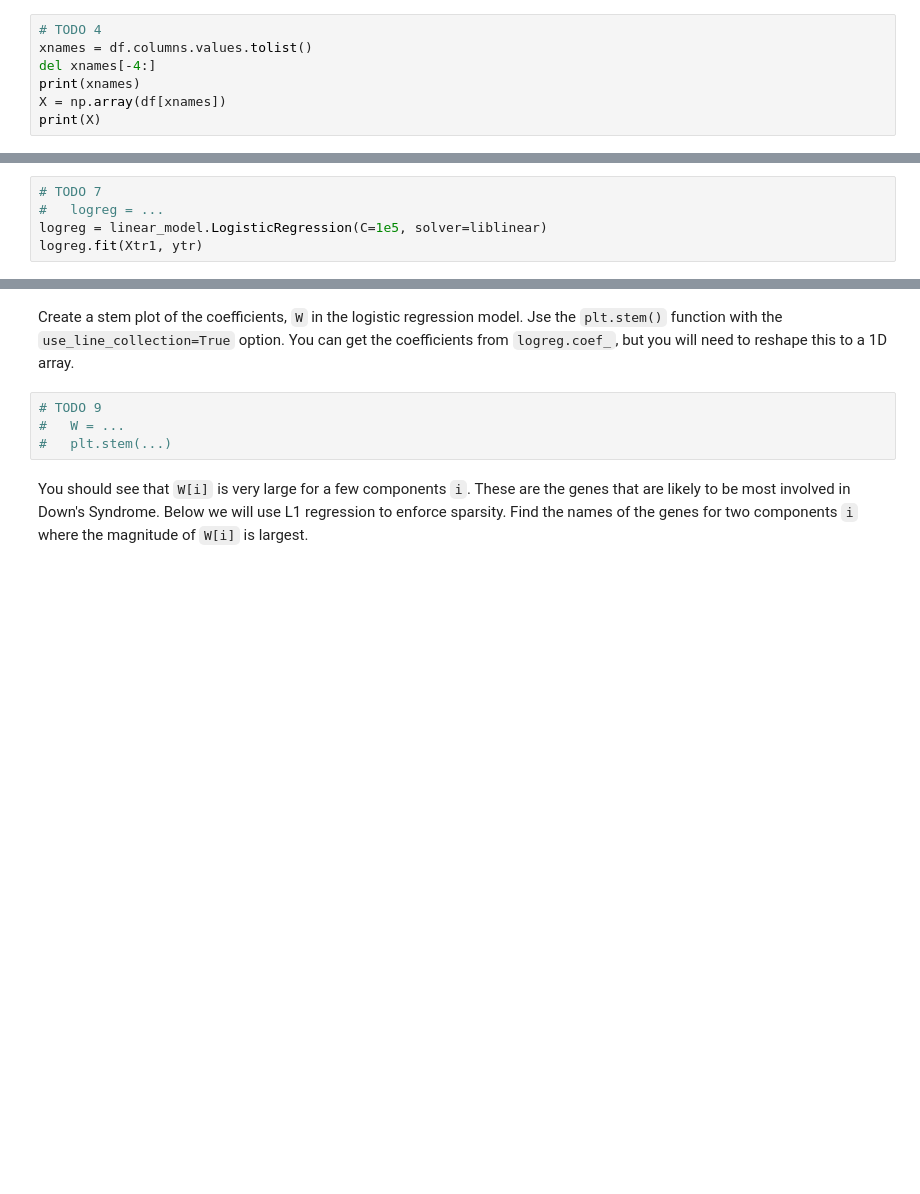
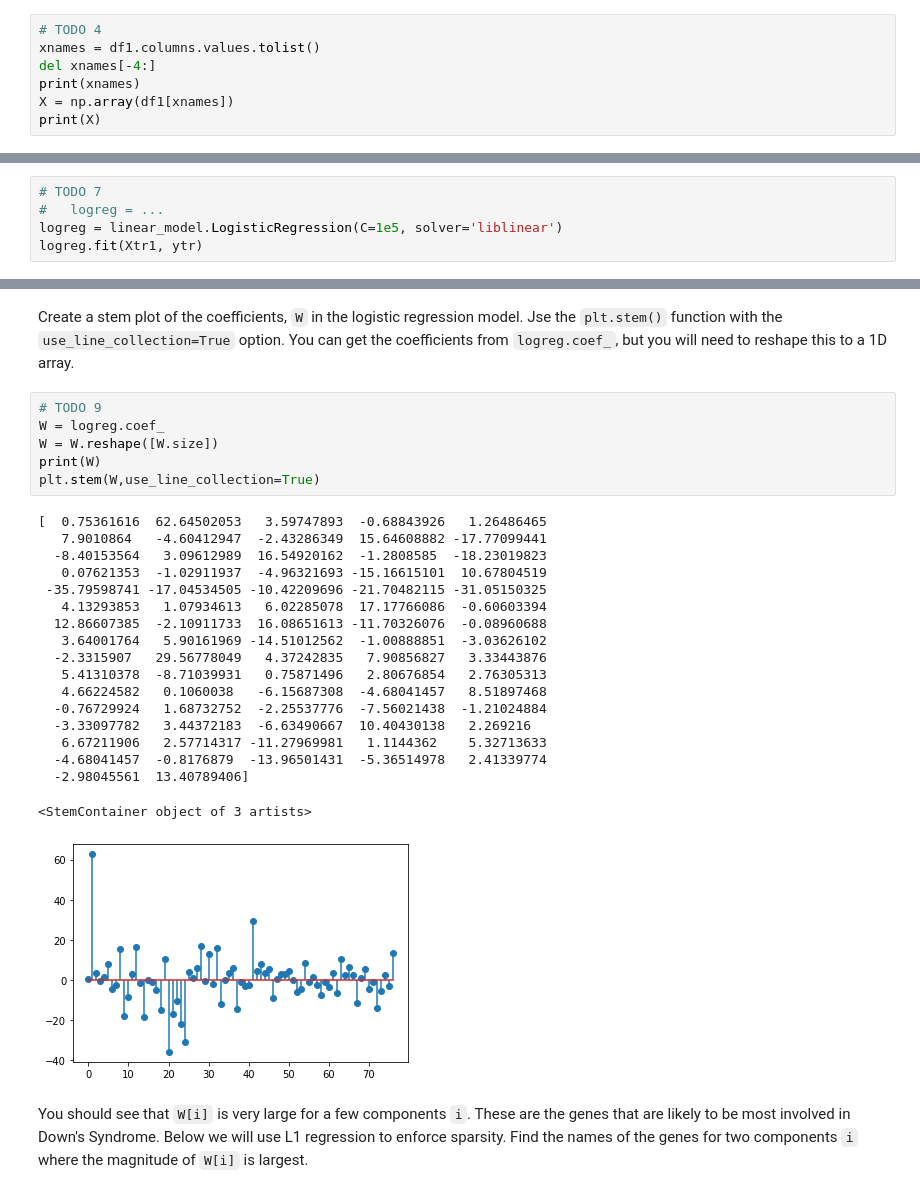
Before and after one commit to 1mgroot/MachineLearning, a Jupyter notebook: unit06_logistic/lab_gene_partial.ipynb, the cells around one changed output, grey strips where cells are left out. Drawn from its saved outputs; the diff is of its cells as text; blank space fills up the shorter version.

```diff
--- a/unit06_logistic/lab_gene_partial.ipynb
+++ b/unit06_logistic/lab_gene_partial.ipynb
@@ -84,10 +84,10 @@ print(y)
 As predictors, get all but the last four columns of the dataframes.  Store the data matrix into `X` and the names of the columns in `xnames`.
 # %%
 # TODO 4
-xnames = df.columns.values.tolist()
+xnames = df1.columns.values.tolist()
 del xnames[-4:]
 print(xnames)
-X = np.array(df[xnames])
+X = np.array(df1[xnames])
 print(X)
 # %% [output]
 ['DYRK1A_N', 'ITSN1_N', 'BDNF_N', 'NR1_N', 'NR2A_N', 'pAKT_N', 'pBRAF_N', 'pCAMKII_N', 'pCREB_N', 'pELK_N', 'pERK_N', 'pJNK_N', 'PKCA_N', 'pMEK_N', 'pNR1_N', 'pNR2A_N', 'pNR2B_N', 'pPKCAB_N', 'pRSK_N' ...
@@ -122,6 +122,6 @@ Create a `LogisticRegression` object `logreg` and `fit` on the scaled training d
 # %%
 # TODO 7
 #   logreg = ...
-logreg = linear_model.LogisticRegression(C=1e5, solver=liblinear)
+logreg = linear_model.LogisticRegression(C=1e5, solver='liblinear')
 logreg.fit(Xtr1, ytr)
 # %% [output]
@@ -137,8 +142,29 @@ Measure the accuracy of the classifer on test data.  You should get around 94%.
 Create a stem plot of the coefficients, `W` in the logistic regression model.  Jse the `plt.stem()` function with the `use_line_collection=True` option.  You can get the coefficients from `logreg.coef_`, but you will need to reshape this to a 1D array.
 # %%
 # TODO 9
-#   W = ...
-#   plt.stem(...)
+W = logreg.coef_
+W = W.reshape([W.size])
+print(W)
+plt.stem(W,use_line_collection=True)
+# %% [output]
+[  0.75361616  62.64502053   3.59747893  -0.68843926   1.26486465
+   7.9010864   -4.60412947  -2.43286349  15.64608882 -17.77099441
+  -8.40153564   3.09612989  16.54920162  -1.2808585  -18.23019823
+   0.07621353  -1.02911937  -4.96321693 -15.16615101  10.67804519
+ -35.79598741 -17.04534505 -10.42209696 -21.70482115 -31.05150325
+   4.13293853   1.07934613   6.02285078  17.17766086  -0.60603394
+  12.86607385  -2.10911733  16.08651613 -11.70326076  -0.08960688
+   3.64001764   5.90161969 -14.51012562  -1.00888851  -3.03626102
+  -2.3315907   29.56778049   4.37242835   7.90856827   3.33443876
+   5.41310378  -8.71039931   0.75871496   2.80676854   2.76305313
+   4.66224582   0.1060038   -6.15687308  -4.68041457   8.51897468
+  -0.76729924   1.68732752  -2.25537776  -7.56021438  -1.21024884
+  -3.33097782   3.44372183  -6.63490667  10.40430138   2.269216
+   6.67211906   2.57714317 -11.27969981   1.1144362    5.32713633
+  -4.68041457  -0.8176879  -13.96501431  -5.36514978   2.41339774
+  -2.98045561  13.40789406]
+<StemContainer object of 3 artists>
+[figure, added]
 # %% [markdown]
 You should see that `W[i]` is very large for a few components `i`.  These are the genes that are likely to be most involved in Down's Syndrome.   Below we will use L1 regression to enforce sparsity.  Find the names of the genes for two components `i` where the magnitude of `W[i]` is largest.
 # %%
```
Also changed, not shown: parts of 3 cells of this notebook.
